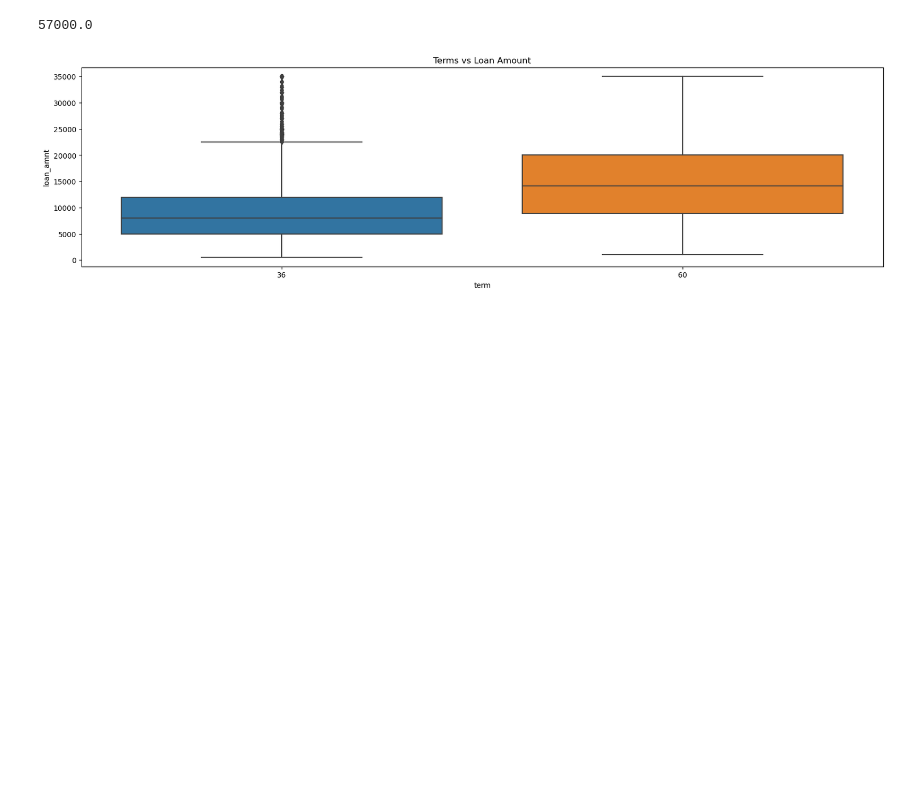
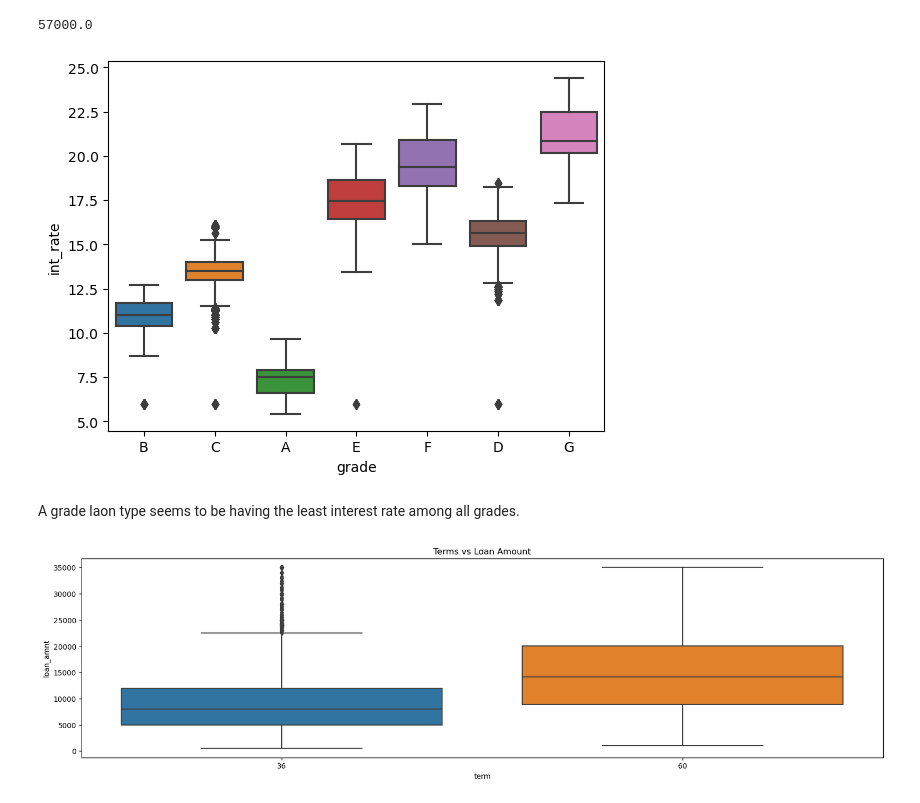
Before and after one commit to raghunandankavi2010/LandingClubCaseStudy, a Jupyter notebook: Raghunandan.ipynb, the cells around one changed output. Drawn from its saved outputs; the diff is of its cells as text; code cells hidden in the pictures; blank space fills up the shorter version.

```diff
--- a/Raghunandan.ipynb
+++ b/Raghunandan.ipynb
@@ -562,6 +562,14 @@ df['annual_inc'].describe()
 df['annual_inc'].median()
 # %% [output]
 57000.0
+# %%
+# Create a box plot
+sns.boxplot(x='grade', y='int_rate', data=df)
+plt.show()
+# %% [output]
+[figure, added]
+# %% [markdown]
+A grade laon type seems to be having the least interest rate among all grades.
 # %%
 plt.figure(figsize=(20,5))
 sns.boxplot(x='term', y=df.loan_amnt, data=df)
```
Also changed, not shown: parts of 36 cells of this notebook.
